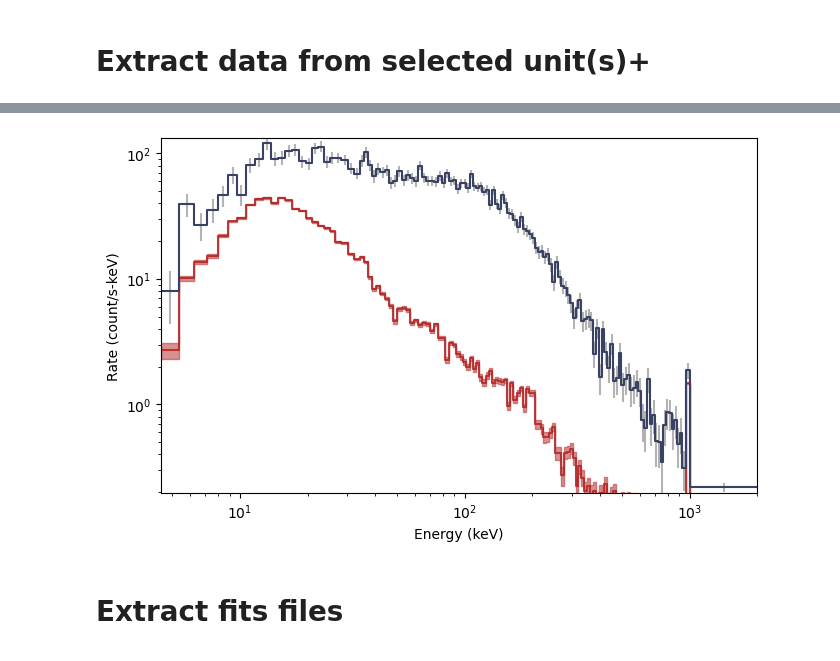
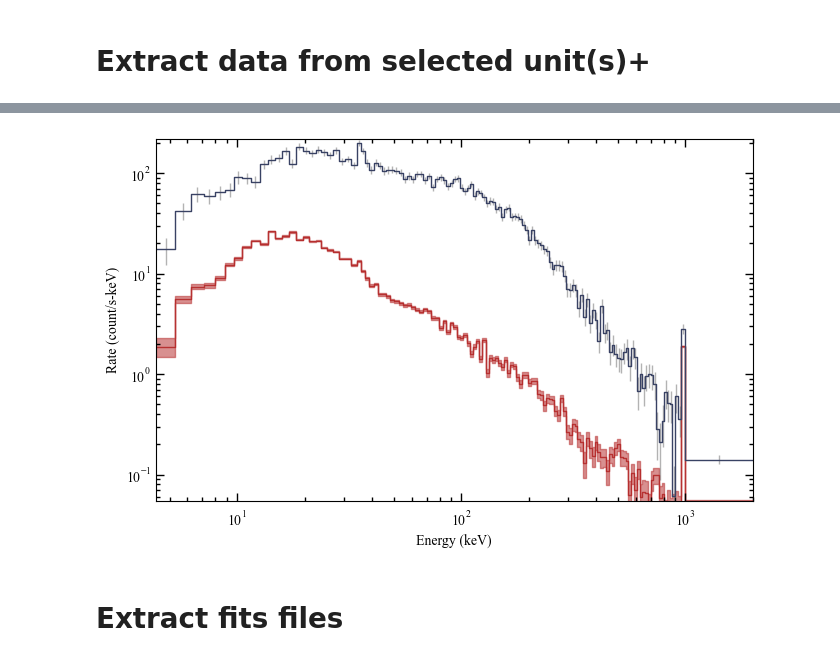
Before and after one commit to AndreasRamsli/GRB, a Jupyter notebook: xspec/FERMI/GRB210619B/GRB210619B_extract_files.ipynb, the cells around one changed output, grey strips where cells are left out. Drawn from its saved outputs; the diff is of its cells as text; code cells hidden in the pictures.

```diff
--- a/xspec/FERMI/GRB210619B/GRB210619B_extract_files.ipynb
+++ b/xspec/FERMI/GRB210619B/GRB210619B_extract_files.ipynb
@@ -134,7 +144,7 @@ tshift:  0.334064
 # %% [markdown]
 #  Extract data from selected unit(s)+
 # %%
-unit = all_dets[idx_sort_angsep][2]
+unit = all_dets[idx_sort_angsep][1]
 #unit = trig_dets[0] #unit of the first trigger detector. What unit is this?
 print(unit)
 
@@ -182,14 +198,0 @@ new_tte.trigtime
-# %%
-# open a TTE file and change the trigtime manually.
-#See docs at https://fermi.gsfc.nasa.gov/ssc/data/analysis/gbm/gbm_data_tools/gdt-docs/api/api-data.html#tte
-
-bint = 0.05 # 2ms binning
-#phaii = tte.to_phaii(bin_by_time, bint, time_ref=0.0)
-
-#bin_by_time is defined in imports. now have the spectra for each bin
-phaii = tte.to_phaii(bin_by_time, bint) #puls height amplitude of second type ii. i: sum along columns, ii: for all channels
-
-erange = (8,1000) #usually advised lower range. Standard passband
-lc_data = phaii.to_lightcurve(energy_range=erange)
-lcplot = Lightcurve(data=lc_data)
-lcplot.xlim = (-1,5)
@@ -198,14 +198,0 @@ lcplot.xlim = (-1,5)
-# %%
-# open a TTE file and change the trigtime manually.
-#See docs at https://fermi.gsfc.nasa.gov/ssc/data/analysis/gbm/gbm_data_tools/gdt-docs/api/api-data.html#tte
-
-bint = 0.05 # 2ms binning
-#phaii = tte.to_phaii(bin_by_time, bint, time_ref=0.0)
-
-#bin_by_time is defined in imports. now have the spectra for each bin
-phaii = new_tte.to_phaii(bin_by_time, bint) #puls height amplitude of second type ii. i: sum along columns, ii: for all channels
-
-erange = (8,1000) #usually advised lower range. Standard passband
-lc_data = phaii.to_lightcurve(energy_range=erange)
-lcplot = Lightcurve(data=lc_data)
-lcplot.xlim = (-1,5)
@@ -213,0 +199,11 @@ lcplot.xlim = (-1,5)
+# %%
+tlagg = crossCorrolate(tus_F=tte.data.time,kw_filename="GRB210619B_16ms.txt",binsize=bint,
+                      detector="NaI",plotting=False)
+shiftedTTE = shiftTTE(tte=tte.data.time,tlagg=tlagg)
+newTTE = createNewTTE(oldTTEObj=tte,shiftedTTE=shiftedTTE,tlagg=tlagg,
+                      binsize=0.016,
+                      unit=unit,
+                      obj=GRB_id,
+                      grb_ra=grb_ra,
+                      grb_dec=grb_dec)
+phaii = newTTE.to_phaii(bin_by_time,bint)
@@ -283,7 +279,7 @@ lcplot.xlim = (-1,5) #view_range
 # %%
 # The orange shading indicates the time bins you've selected as source signal.  You can also make a plot of the count spectrum during the selection  to see what the background model looks like in comparison to the data:
 # the observed count spectrum during the source selection
-spec_data = new_tte.to_spectrum(time_range=src_time)
+spec_data = newTTE.to_spectrum(time_range=src_time)
 #spec_data = phaii.to_spectrum(time_range=src_time)
 # the background model integrated over the source selection time
 spec_bkgd = bkgd.integrate_time(*src_time)
@@ -295,4 +292,4 @@ specplot = Spectrum(data=spec_data, background=spec_bkgd)
-[figure, old version]
+[figure, new version]
 # %% [markdown]
 # Extract fits files
 # %%
```
Also changed, not shown: parts of 21 cells of this notebook, 23 other files.
